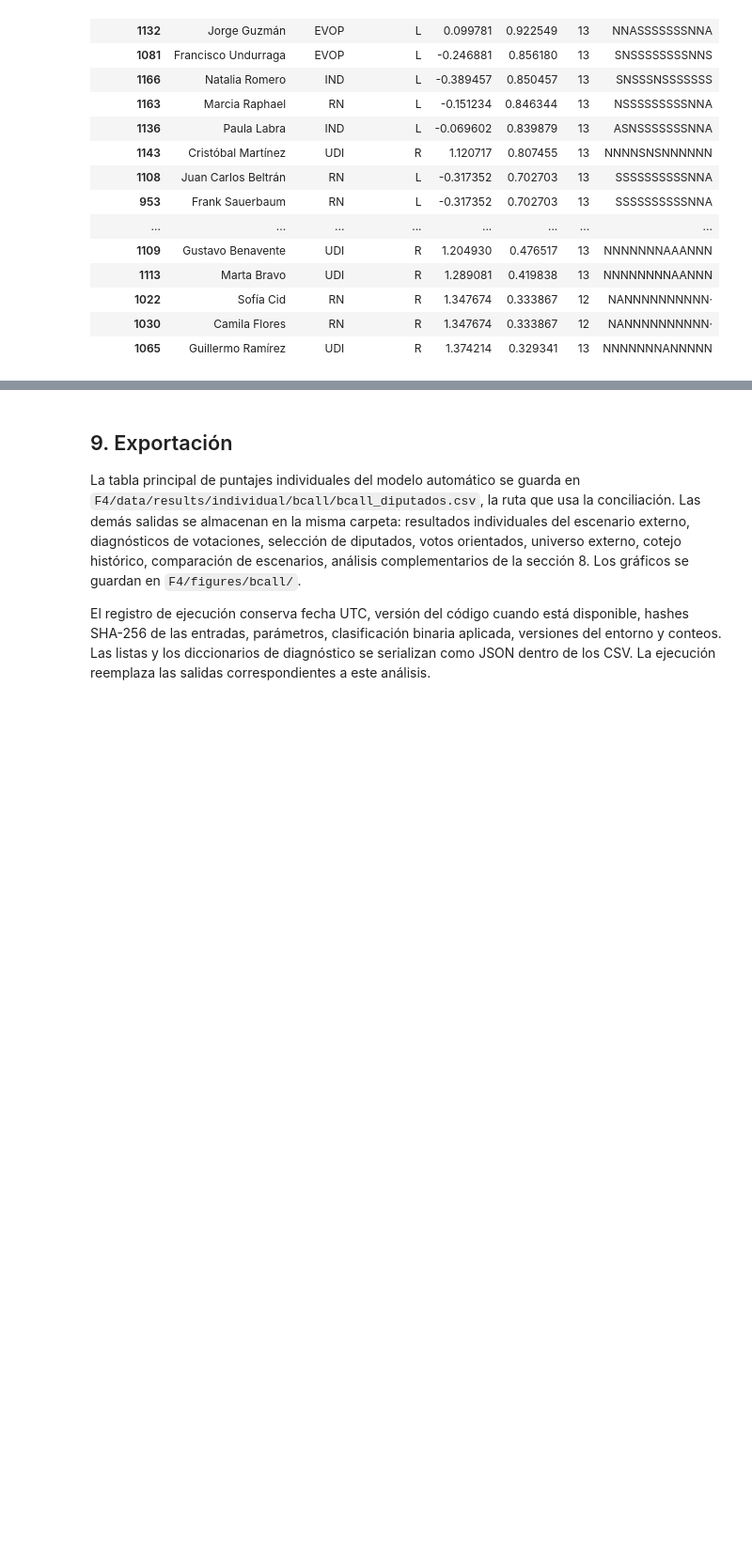
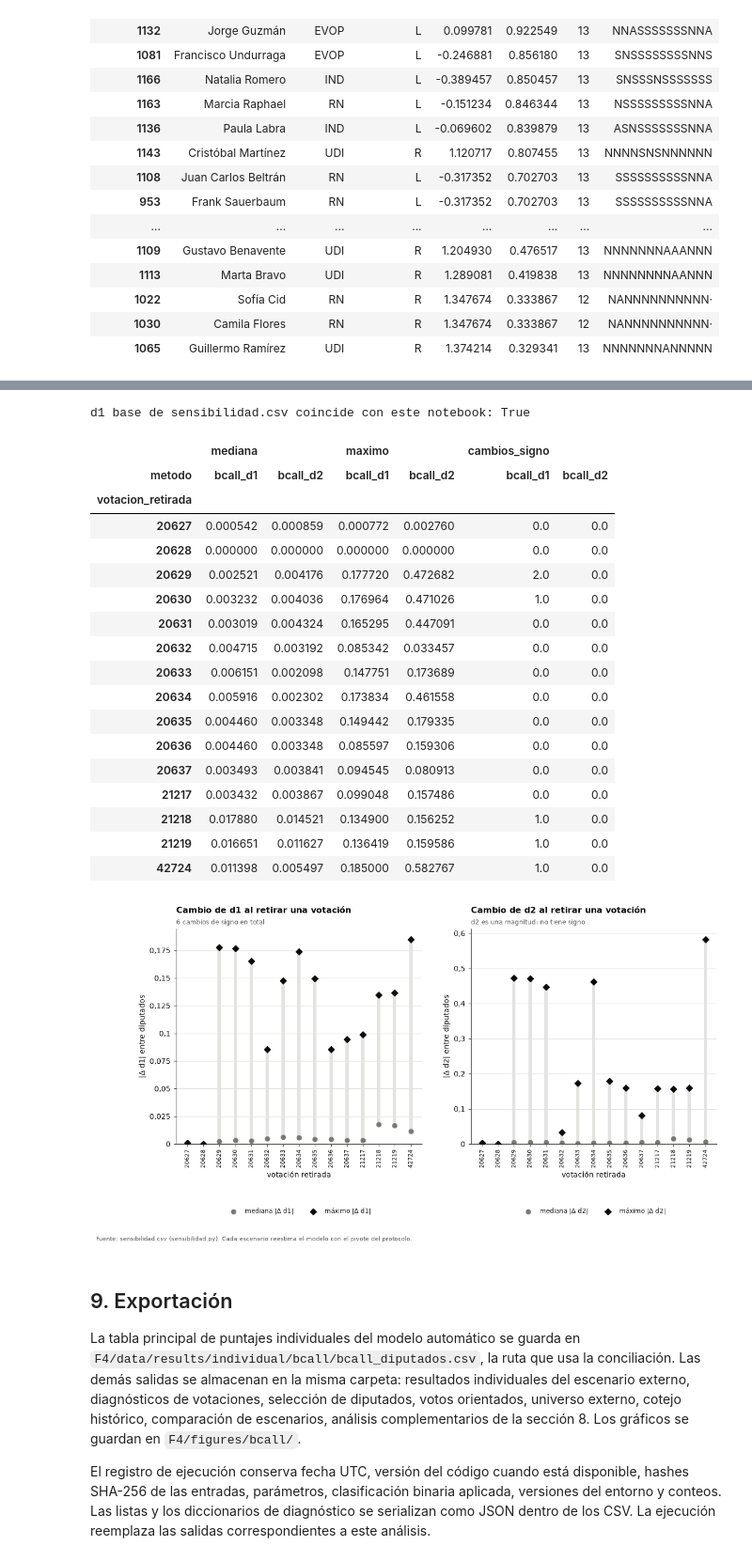
Before and after one commit to joserodriguezc/grupo_1_programacion_ciencia_datos, a Jupyter notebook: F4/notebooks/F4_02_bcall.ipynb, the cells around one changed output, grey strips where cells are left out. Shown at 94% size. Saved outputs shown, nothing was run; the diff lists cells and outputs as text; code cells hidden in the pictures; blank space fills up the shorter version.

```diff
--- a/F4/notebooks/F4_02_bcall.ipynb
+++ b/F4/notebooks/F4_02_bcall.ipynb
@@ -1343,3 +1351,76 @@ d2 en el cuartil superior (d2 ≥ 0.328): 34 diputados
+# %%
+# Una fila por diputado y votación retirada: la diferencia es igual en los tres umbrales.
+fig_sensibilidad = None
+if influencia_votaciones is None:
+    print('No existe sensibilidad.csv; ejecuta primero sensibilidad.py (D03).')
+else:
+    sens_bcall = sensibilidad.loc[
+        sensibilidad.metodo.isin(['bcall_d1', 'bcall_d2'])
+        & sensibilidad.umbral_cobertura.eq(sensibilidad.umbral_cobertura.min())
+    ].copy()
+    sens_bcall['votacion_retirada'] = sens_bcall.votacion_retirada.astype('int64')
+
+    # La sensibilidad parte del mismo modelo estimado en este notebook.
+    base_d1 = sens_bcall.loc[sens_bcall.metodo.eq('bcall_d1')].groupby('id').valor_base.first()
+    base_d1.index = base_d1.index.astype('int64')
+    diferencia_base = (base_d1 - resultado.diputados.d1.reindex(base_d1.index)).abs()
+    print('d1 base de sensibilidad.csv coincide con este notebook:',
+          bool(diferencia_base.lt(1e-9).all()))
+    assert diferencia_base.lt(1e-9).all()
+
+    resumen_bcall = (
+        sens_bcall.groupby(['metodo', 'votacion_retirada'])
+        .agg(mediana=('diferencia_abs', 'median'), maximo=('diferencia_abs', 'max'),
+             cambios_signo=('cambio_signo', lambda s: int(s.eq(True).sum())))
+        .reset_index())
+    display(resumen_bcall.pivot(index='votacion_retirada', columns='metodo',
+                                values=['mediana', 'maximo', 'cambios_signo']))
+
+    fig_sensibilidad, ejes = plt.subplots(1, 2, figsize=(12, 4.8))
+    for ax, metodo, eje in zip(ejes, ['bcall_d1', 'bcall_d2'], ['d1', 'd2']):
+        datos = resumen_bcall.loc[resumen_bcall.metodo.eq(metodo)].sort_values(
+            'votacion_retirada')
+        x = np.arange(len(datos))
+        ax.vlines(x, datos.mediana, datos.maximo, color=vis.GRILLA, lw=4, zorder=1)
+        ax.scatter(x, datos.mediana, color=vis.NEUTRO, s=30, zorder=2,
+                   label=f'mediana |Δ {eje}|')
+        ax.scatter(x, datos.maximo, color=vis.TEXTO, marker='D', s=30, zorder=3,
+                   label=f'máximo |Δ {eje}|')
+        ax.set_xticks(x, datos.votacion_retirada.astype(str), rotation=90, fontsize=7.5)
+        ax.set_xlabel('votación retirada')
+        ax.set_ylabel(f'|Δ {eje}| entre diputados')
+        ax.set_ylim(bottom=0)
+        ax.grid(axis='y')
+        vis.formato_coma(ax, 'y')
+        cambios = int(datos.cambios_signo.sum())
+        vis.titulo(ax, f'Cambio de {eje} al retirar una votación',
+                   f'{cambios} cambios de signo en total' if eje == 'd1'
+                   else 'd2 es una magnitud: no tiene signo')
+        vis.leyenda_inferior(ax, ncol=2, y=-0.27)
+    vis.nota(fig_sensibilidad, 'Fuente: sensibilidad.csv (sensibilidad.py). Cada escenario '
+             'reestima el modelo con el pivote del protocolo.', y=-0.22)
+    plt.show()
+# %% [output]
+d1 base de sensibilidad.csv coincide con este notebook: True
+|  | mediana |  | maximo |  | cambios_signo |  |
+| metodo | bcall_d1 | bcall_d2 | bcall_d1 | bcall_d2 | bcall_d1 | bcall_d2 |
+| votacion_retirada |  |  |  |  |  |  |
+| 20627 | 0.000542 | 0.000859 | 0.000772 | 0.002760 | 0.0 | 0.0 |
+| 20628 | 0.000000 | 0.000000 | 0.000000 | 0.000000 | 0.0 | 0.0 |
+| 20629 | 0.002521 | 0.004176 | 0.177720 | 0.472682 | 2.0 | 0.0 |
+| 20630 | 0.003232 | 0.004036 | 0.176964 | 0.471026 | 1.0 | 0.0 |
+| 20631 | 0.003019 | 0.004324 | 0.165295 | 0.447091 | 0.0 | 0.0 |
+| 20632 | 0.004715 | 0.003192 | 0.085342 | 0.033457 | 0.0 | 0.0 |
+| 20633 | 0.006151 | 0.002098 | 0.147751 | 0.173689 | 0.0 | 0.0 |
+| 20634 | 0.005916 | 0.002302 | 0.173834 | 0.461558 | 0.0 | 0.0 |
+| 20635 | 0.004460 | 0.003348 | 0.149442 | 0.179335 | 0.0 | 0.0 |
+| 20636 | 0.004460 | 0.003348 | 0.085597 | 0.159306 | 0.0 | 0.0 |
+| 20637 | 0.003493 | 0.003841 | 0.094545 | 0.080913 | 0.0 | 0.0 |
+| 21217 | 0.003432 | 0.003867 | 0.099048 | 0.157486 | 0.0 | 0.0 |
+| 21218 | 0.017880 | 0.014521 | 0.134900 | 0.156252 | 1.0 | 0.0 |
+| 21219 | 0.016651 | 0.011627 | 0.136419 | 0.159586 | 1.0 | 0.0 |
+| 42724 | 0.011398 | 0.005497 | 0.185000 | 0.582767 | 1.0 | 0.0 |
+[figure, added]
 # %% [markdown]
 ## 9. Exportación
 La tabla principal de puntajes individuales del modelo automático se guarda en `F4/data/results/individual/bcall/bcall_diputados.csv`, la ruta que usa la conciliación. Las demás salidas se almacenan en la misma carpeta: resultados individuales del escenario externo, diagnósticos de votaciones, selección de diputados, votos orientados, universo externo, cotejo histórico, comparación de escenarios, análisis complementarios de la sección 8. Los gráficos se guardan en `F4/figures/bcall/`.
```
Also changed, not shown: parts of 3 cells of this notebook, 9 other files.
